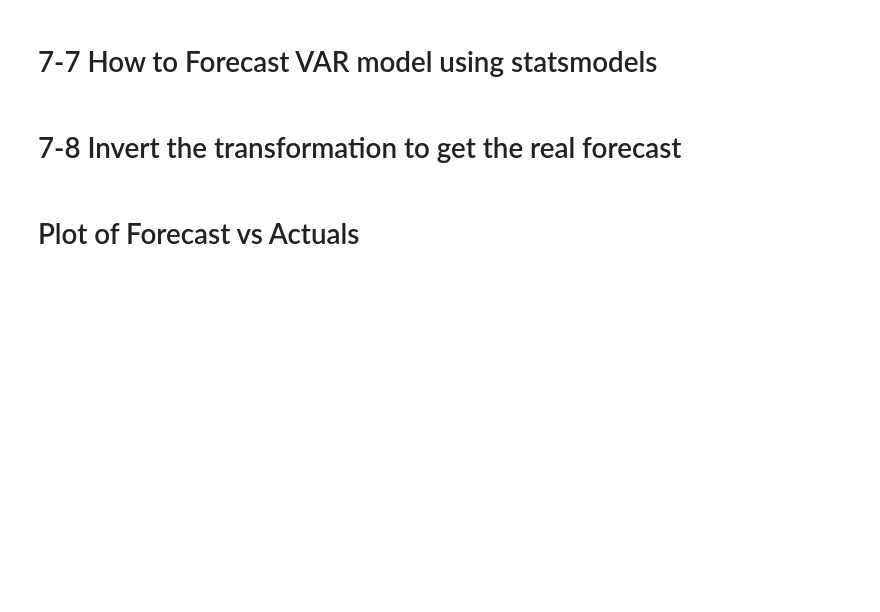
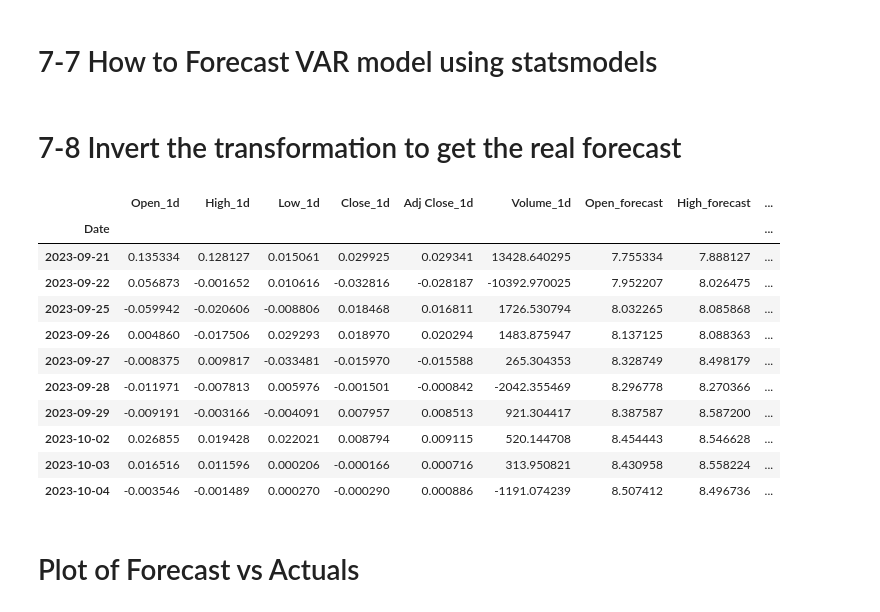
Before and after one commit to praxitelisk/FinancialDashboard, a Jupyter notebook: stock-price-regression-modelling-exp1-0.ipynb, the cells around one changed output. Cells and saved outputs as stored; diff of their text form; code cells hidden in the pictures; blank space fills up the shorter version.

```diff
--- a/stock-price-regression-modelling-exp1-0.ipynb
+++ b/stock-price-regression-modelling-exp1-0.ipynb
@@ -476,10 +530,10 @@ x.summary()
 # %%
 from statsmodels.tsa.api import VAR
 
-var_model = VAR(train_set.diff().dropna())
+var_model = VAR(train_set_differenced)
 aic = 99999
 best_lag = 0
-for i in range(1,31):
+for i in range(1,maxlags+1):
     result = var_model.fit(i)
     if result.aic < aic:
         aic = result.aic
@@ -489,5 +545,5 @@ print("best lag: ", best_lag)
 # %% [markdown]
 AIC drops at the above lag order. So it is better to keep lag upto that value.
 # %%
-model_var_fitted = var_model.fit(21)
-#model_var_fitted.summary()
+model_var_fitted = var_model.fit(best_lag)
+model_var_fitted.summary()
@@ -533,20 +614,33 @@ df_forecast.tail()
 # %% [markdown]
 # 7-8 Invert the transformation to get the real forecast
 # %%
-def invert_transformation(df_train, df_forecast, second_diff=False):
+def invert_transformation(forecast_input, df_forecast, second_diff=False):
     """Revert back the differencing to get the forecast to original scale."""
     df_fc = df_forecast.copy()
-    columns = df_train.columns
+    columns = forecast_input.columns
     for col in columns:
         # Roll back 2nd Diff
         if second_diff:
-            df_fc[str(col)+'_1d'] = (df_train[col].iloc[-1]-df_train[col].iloc[-2]) + df_fc[str(col)+'_2d'].cumsum()
+            df_fc[str(col)+'_1d'] = (forecast_input[col].iloc[-1]-df_train[col].iloc[-2]) + df_fc[str(col)+'_2d'].cumsum()
         # Roll back 1st Diff
-        df_fc[str(col)+'_forecast'] = df_train[col].iloc[-1] + df_fc[str(col)+'_1d'].cumsum()
+        df_fc[str(col)+'_forecast'] = forecast_input[col] + df_fc[str(col)+'_1d'].cumsum()
     return df_fc
 
-forecast_input = pd.concat([validation_set[-lag_order:], test_set])
 df_results = invert_transformation(forecast_input, df_forecast, second_diff=False)
+df_results.head(lag_order+3)
+# %% [output]
+|  | Open_1d | High_1d | Low_1d | Close_1d | Adj Close_1d | Volume_1d | Open_forecast | High_forecast | ... |
+| Date |  |  |  |  |  |  |  |  | ... |
+| 2023-09-21 | 0.135334 | 0.128127 | 0.015061 | 0.029925 | 0.029341 | 13428.640295 | 7.755334 | 7.888127 | ... |
+| 2023-09-22 | 0.056873 | -0.001652 | 0.010616 | -0.032816 | -0.028187 | -10392.970025 | 7.952207 | 8.026475 | ... |
+| 2023-09-25 | -0.059942 | -0.020606 | -0.008806 | 0.018468 | 0.016811 | 1726.530794 | 8.032265 | 8.085868 | ... |
+| 2023-09-26 | 0.004860 | -0.017506 | 0.029293 | 0.018970 | 0.020294 | 1483.875947 | 8.137125 | 8.088363 | ... |
+| 2023-09-27 | -0.008375 | 0.009817 | -0.033481 | -0.015970 | -0.015588 | 265.304353 | 8.328749 | 8.498179 | ... |
+| 2023-09-28 | -0.011971 | -0.007813 | 0.005976 | -0.001501 | -0.000842 | -2042.355469 | 8.296778 | 8.270366 | ... |
+| 2023-09-29 | -0.009191 | -0.003166 | -0.004091 | 0.007957 | 0.008513 | 921.304417 | 8.387587 | 8.587200 | ... |
+| 2023-10-02 | 0.026855 | 0.019428 | 0.022021 | 0.008794 | 0.009115 | 520.144708 | 8.454443 | 8.546628 | ... |
+| 2023-10-03 | 0.016516 | 0.011596 | 0.000206 | -0.000166 | 0.000716 | 313.950821 | 8.430958 | 8.558224 | ... |
+| 2023-10-04 | -0.003546 | -0.001489 | 0.000270 | -0.000290 | 0.000886 | -1191.074239 | 8.507412 | 8.496736 | ... |
 # %% [markdown]
 # Plot of Forecast vs Actuals
 # %%
```
Also changed, not shown: parts of 31 cells of this notebook.
